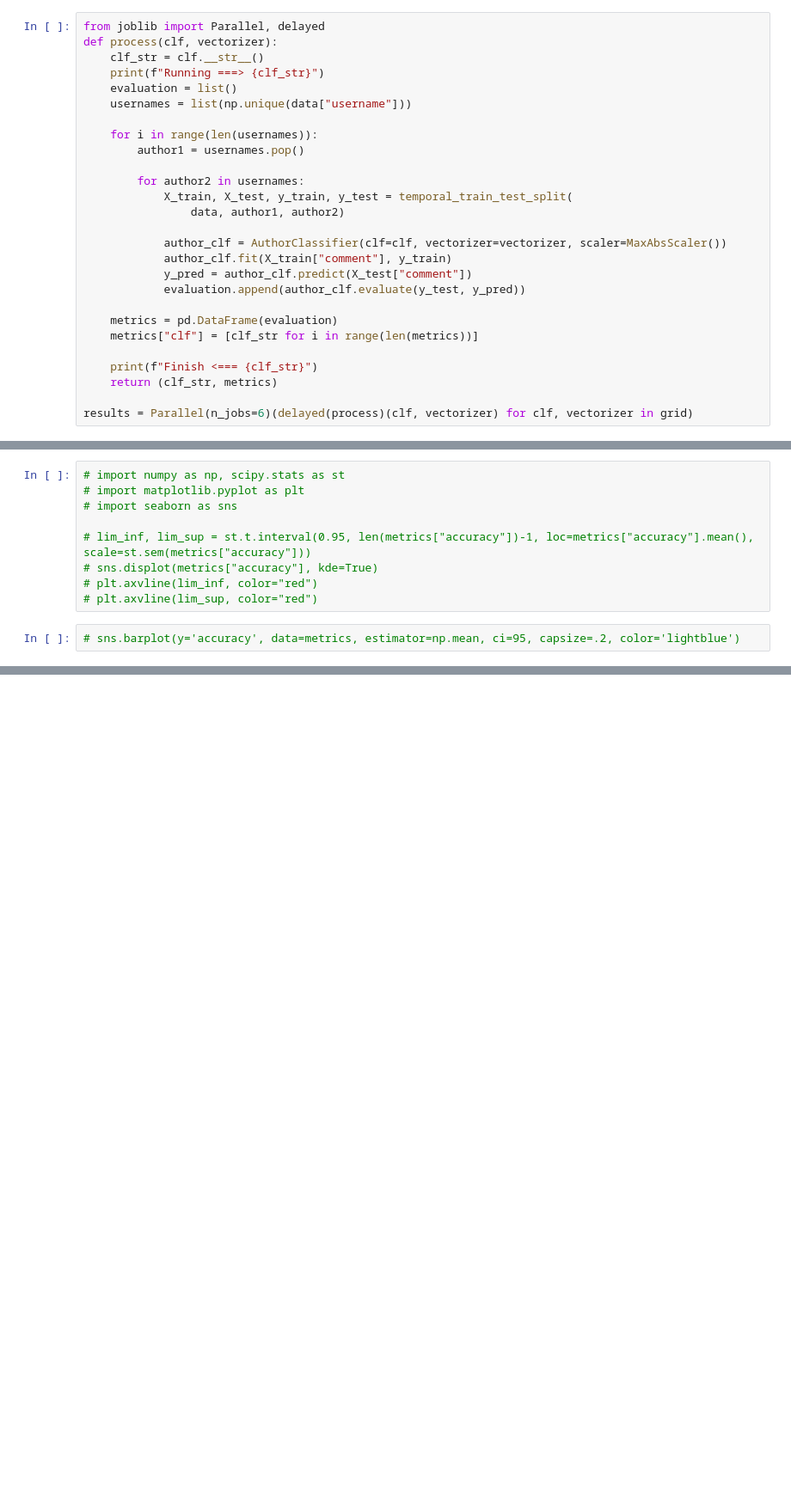
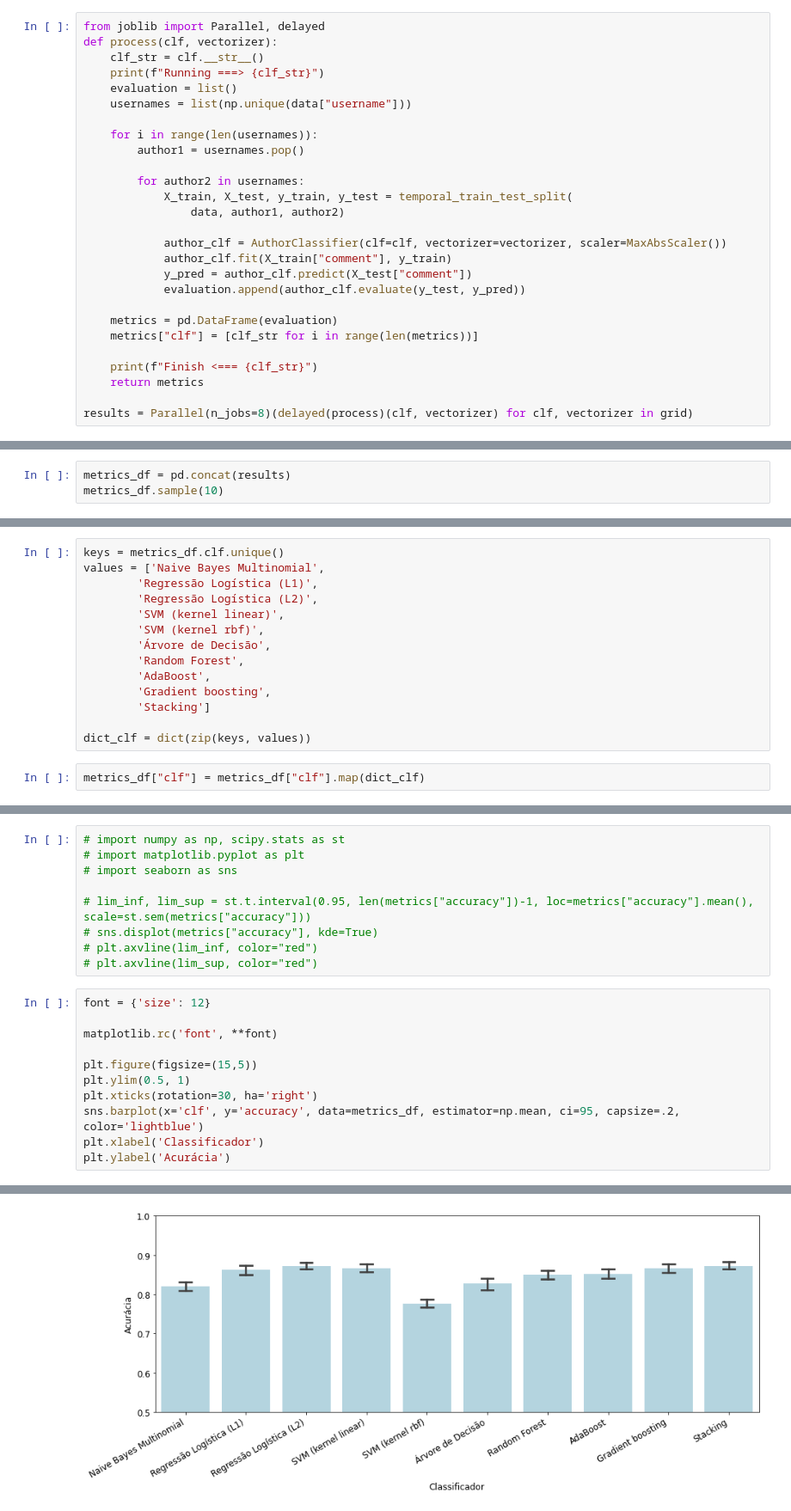
Before and after one commit to matiasvinicius/reddit-in-portuguese, a Jupyter notebook: notebooks/analysis/analysis.ipynb, the cells around one changed output, grey strips where cells are left out. Shown: that part at 86% size. Drawn from its saved outputs; the diff is of its cells as text; blank space fills up the shorter version.

Commit message:
Add optimal results df and analysis

```diff
--- a/notebooks/analysis/analysis.ipynb
+++ b/notebooks/analysis/analysis.ipynb
@@ -60,9 +63,9 @@ def process(clf, vectorizer):
     metrics["clf"] = [clf_str for i in range(len(metrics))]
 
     print(f"Finish <=== {clf_str}")
-    return (clf_str, metrics)
+    return metrics
 
-results = Parallel(n_jobs=6)(delayed(process)(clf, vectorizer) for clf, vectorizer in grid)
+results = Parallel(n_jobs=8)(delayed(process)(clf, vectorizer) for clf, vectorizer in grid)
 # %% [output]
 Running ===> LogisticRegression(penalty='l1', random_state=42, solver='liblinear')
 Running ===> MultinomialNB()
@@ -73,0 +87,3 @@ KeyboardInterrupt:
+# %%
+metrics_df = pd.concat(results)
+metrics_df.sample(10)
@@ -73,0 +102,16 @@ KeyboardInterrupt:
+# %%
+keys = metrics_df.clf.unique()
+values = ['Naive Bayes Multinomial',
+        'Regressão Logística (L1)',
+        'Regressão Logística (L2)',
+        'SVM (kernel linear)',
+        'SVM (kernel rbf)',
+        'Árvore de Decisão',
+        'Random Forest',
+        'AdaBoost',
+        'Gradient boosting',
+        'Stacking']
+
+dict_clf = dict(zip(keys, values))
+# %%
+metrics_df["clf"] = metrics_df["clf"].map(dict_clf)
@@ -81,4 +127,14 @@ KeyboardInterrupt:
 # plt.axvline(lim_inf, color="red")
 # plt.axvline(lim_sup, color="red")
 # %%
-# sns.barplot(y='accuracy', data=metrics, estimator=np.mean, ci=95, capsize=.2, color='lightblue')
+font = {'size': 12}
+
+matplotlib.rc('font', **font)
+
+plt.figure(figsize=(15,5))
+plt.ylim(0.5, 1)
+plt.xticks(rotation=30, ha='right')
+sns.barplot(x='clf', y='accuracy', data=metrics_df, estimator=np.mean, ci=95, capsize=.2, color='lightblue')
+plt.xlabel('Classificador')
+plt.ylabel('Acurácia')
+# %% [output]
@@ -84,0 +142 @@ KeyboardInterrupt:
+[figure, added]
```
Also changed, not shown: parts of 5 cells of this notebook, 1 other file.
